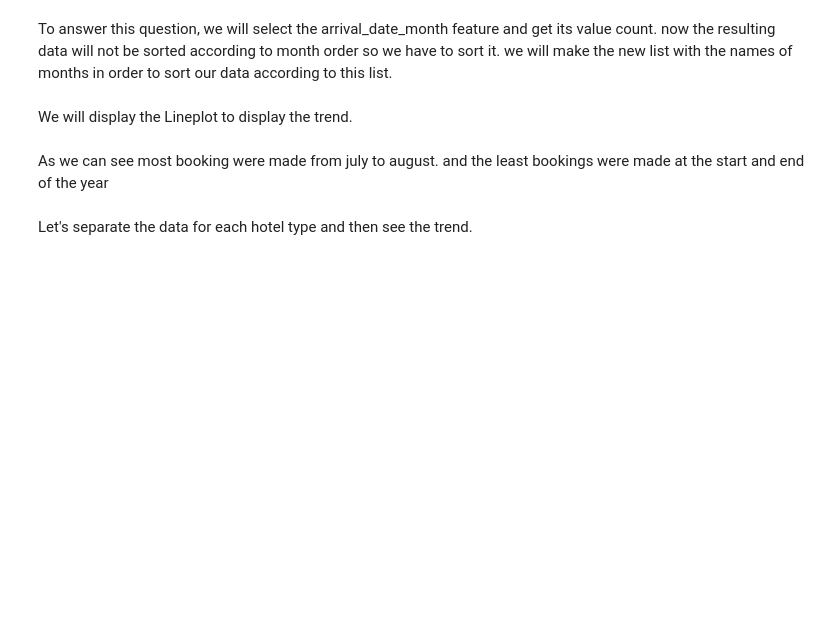
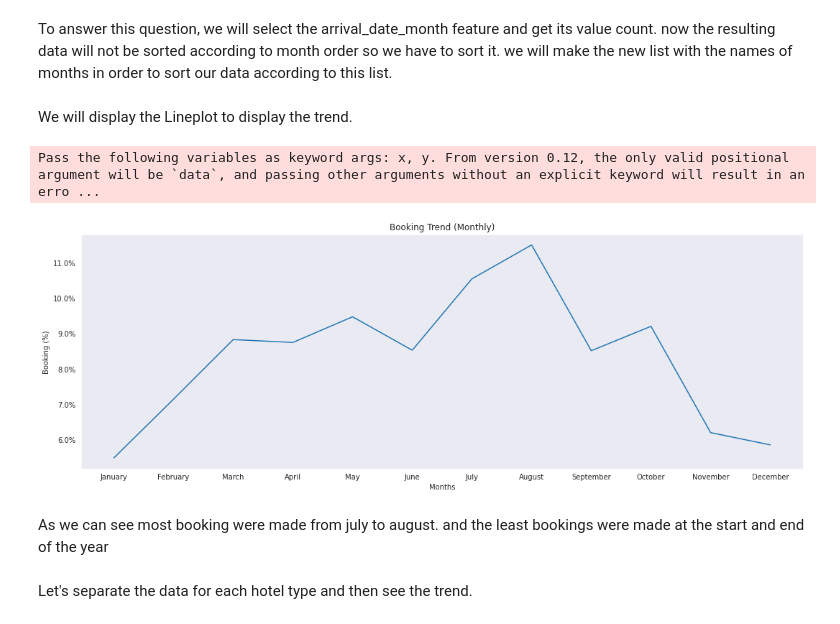
Before and after one commit to prajwalDU/Hotel-Booking-analysis, a Jupyter notebook: Hotel_Booking_Project_Analysis_Capstone_Project.ipynb, the cells around one changed output. Drawn from its saved outputs; the diff is of its cells as text; code cells hidden in the pictures; blank space fills up the shorter version.

```diff
--- a/Hotel_Booking_Project_Analysis_Capstone_Project.ipynb
+++ b/Hotel_Booking_Project_Analysis_Capstone_Project.ipynb
@@ -338,13 +346,16 @@ We will display the Lineplot to display the trend.
 # %%
 new_order = ['January', 'February', 'March', 'April', 'May', 'June', 'July', 'August', 'September', 'October', 'November', 'December']
 
-sorted_months = df_not_canceled['arrival_date_month'].values_counts().reindex(new_order)
+sorted_months = df_not_canceled['arrival_date_month'].value_counts().reindex(new_order)
 
-x = sorted_months.reset_index
+x = sorted_months.index
 y = sorted_months/sorted_months.sum()*100
 
 #sns.lineplot(x, y.values)
-plot(x, y.values, x_label = 'Months', y_label = Booking (%), titel = 'Booking Trend (Monthly)', type = 'line', figsize = (10,6))
+plot(x, y.values, x_label = 'Months', y_label = 'Booking (%)', title = 'Booking Trend (Monthly)', type = 'line', figsize = (18,6))
+# %% [output]
+Pass the following variables as keyword args: x, y. From version 0.12, the only valid positional argument will be `data`, and passing other arguments without an explicit keyword will result in an erro ...
+[figure, added]
 # %% [markdown]
 As we  can see most booking were made from july to august. and the least bookings were made at the start and end of the year
 # %% [markdown]
```
Also changed, not shown: parts of 4 cells of this notebook.
